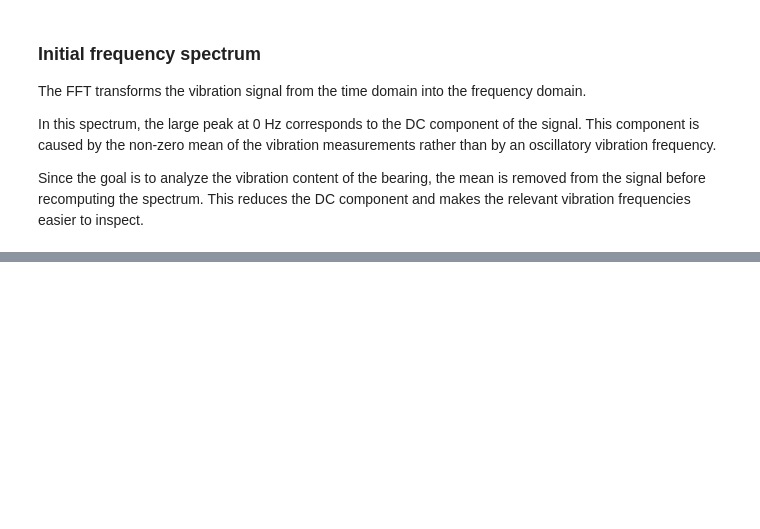
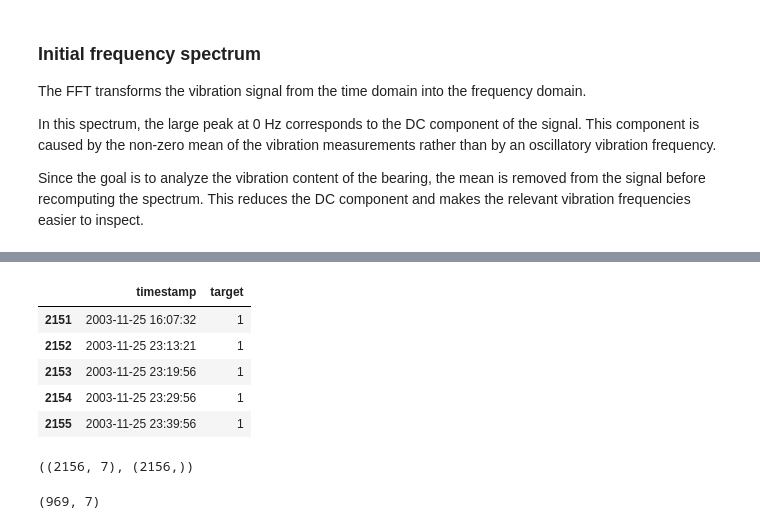
Before and after one commit to amedeone03/machineguard, a Jupyter notebook: notebooks/02_feature_analysis.ipynb, the cells around one changed output, grey strips where cells are left out. Drawn from its saved outputs; the diff is of its cells as text; code cells hidden in the pictures; blank space fills up the shorter version.

```diff
--- a/notebooks/02_feature_analysis.ipynb
+++ b/notebooks/02_feature_analysis.ipynb
@@ -262,0 +322,9 @@ signal_centered = signal - np.mean(signal)
+# %%
+features_df[["timestamp", "target"]].tail()
+# %% [output]
+|  | timestamp | target |
+| 2151 | 2003-11-25 16:07:32 | 1 |
+| 2152 | 2003-11-25 23:13:21 | 1 |
+| 2153 | 2003-11-25 23:19:56 | 1 |
+| 2154 | 2003-11-25 23:29:56 | 1 |
+| 2155 | 2003-11-25 23:39:56 | 1 |
@@ -262,0 +344,4 @@ signal_centered = signal - np.mean(signal)
+# %%
+X.shape, y.shape
+# %% [output]
+((2156, 7), (2156,))
@@ -262,0 +354,4 @@ signal_centered = signal - np.mean(signal)
+# %%
+X_healthy.shape
+# %% [output]
+(969, 7)
```
Also changed, not shown: parts of 11 cells of this notebook, 1 other file.
